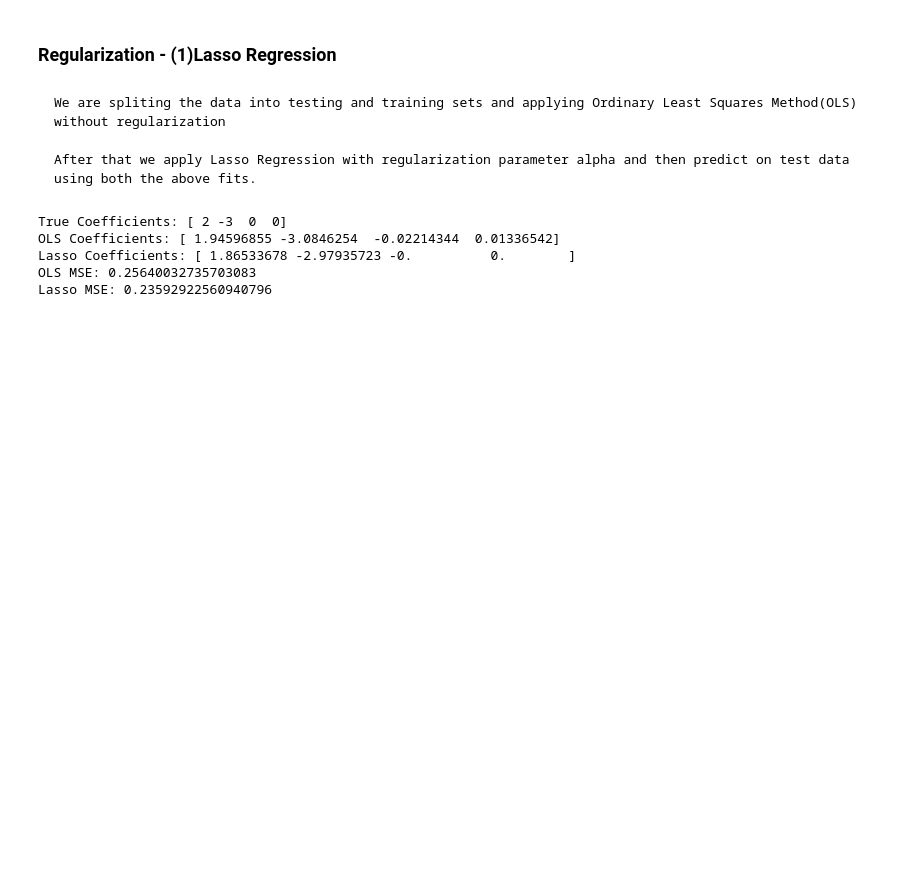
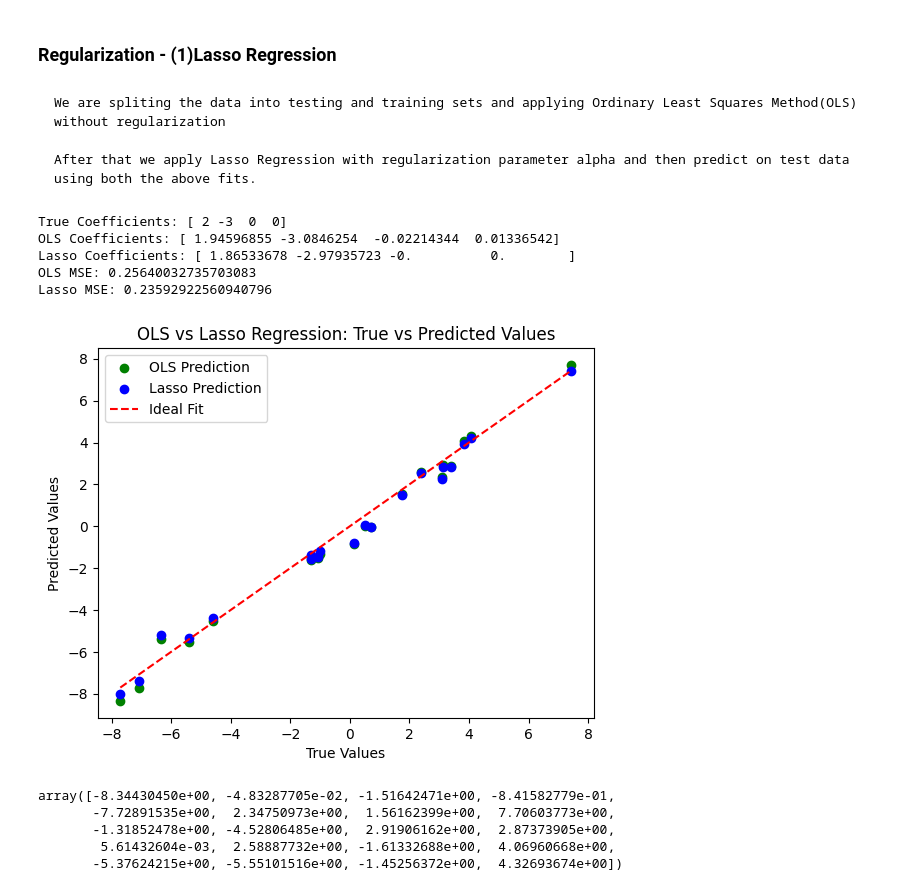
Before and after one commit to GSPune/ML-Lab-Work, a Jupyter notebook: ML Algorithms/Regularization.ipynb, the cells around one changed output. Saved outputs shown, nothing was run; the diff lists cells and outputs as text; code cells hidden in the pictures; blank space fills up the shorter version.

```diff
--- a/ML Algorithms/Regularization.ipynb
+++ b/ML Algorithms/Regularization.ipynb
@@ -26,33 +26,54 @@ X_train,X_test,y_train,y_test = train_test_split(X,y,test_size=0.2,random_state=
 '''random_state: This parameter controls the shuffling applied to the data before applying the split.'''
 
 ols = LinearRegression()
 ols.fit(X_train,y_train)
 ols_coefs = ols.coef_
 ols_coefs
 
-# Predict on test data with OLS and Lasso
-y_pred_ols = ols.predict(X_test)
-y_pred_lasso = lasso.predict(X_test)
 
 #Lasso Reg.
 lasso = Lasso(alpha=0.1)
 lasso.fit(X_train,y_train)
 lasso_coefs = lasso.coef_
 lasso_coefs
+
+# Predict on test data with OLS and Lasso
+y_pred_ols = ols.predict(X_test)
+y_pred_lasso = lasso.predict(X_test)
 
 # Mean Squared Error for both OLS and Lasso
 mse_ols = mean_squared_error(y_test, y_pred_ols)
 mse_lasso = mean_squared_error(y_test, y_pred_lasso)
 
 # Display the results and error metrics evaluated
 print(f"True Coefficients: {true_coefs}")
 print(f"OLS Coefficients: {ols_coefs}")
 print(f"Lasso Coefficients: {lasso_coefs}")
 print(f"OLS MSE: {mse_ols}")
 print(f"Lasso MSE: {mse_lasso}")
+
+#Plotting true and predicted values for OLS and lasso
+plt.scatter(y_test,y_pred_ols,color='green',label='OLS Prediction')
+plt.scatter(y_test,y_pred_lasso,color='blue',label='Lasso Prediction')
+# [min(y_test),max(y_test)]
+plt.plot([min(y_test),max(y_test)],[min(y_test),max(y_test)],color='red',linestyle='--',label='Ideal Fit')
+plt.xlabel('True Values')
+plt.ylabel('Predicted Values')
+plt.title('OLS vs Lasso Regression: True vs Predicted Values')
+plt.legend()
+plt.show()
 # %% [output]
 True Coefficients: [ 2 -3  0  0]
 OLS Coefficients: [ 1.94596855 -3.0846254  -0.02214344  0.01336542]
 Lasso Coefficients: [ 1.86533678 -2.97935723 -0.          0.        ]
 OLS MSE: 0.25640032735703083
 Lasso MSE: 0.23592922560940796
+[figure, added]
+# %%
+y_pred_ols
+# %% [output]
+array([-8.34430450e+00, -4.83287705e-02, -1.51642471e+00, -8.41582779e-01,
+       -7.72891535e+00,  2.34750973e+00,  1.56162399e+00,  7.70603773e+00,
+       -1.31852478e+00, -4.52806485e+00,  2.91906162e+00,  2.87373905e+00,
+        5.61432604e-03,  2.58887732e+00, -1.61332688e+00,  4.06960668e+00,
+       -5.37624215e+00, -5.55101516e+00, -1.45256372e+00,  4.32693674e+00])
```
Also changed, not shown: 1 other file.
